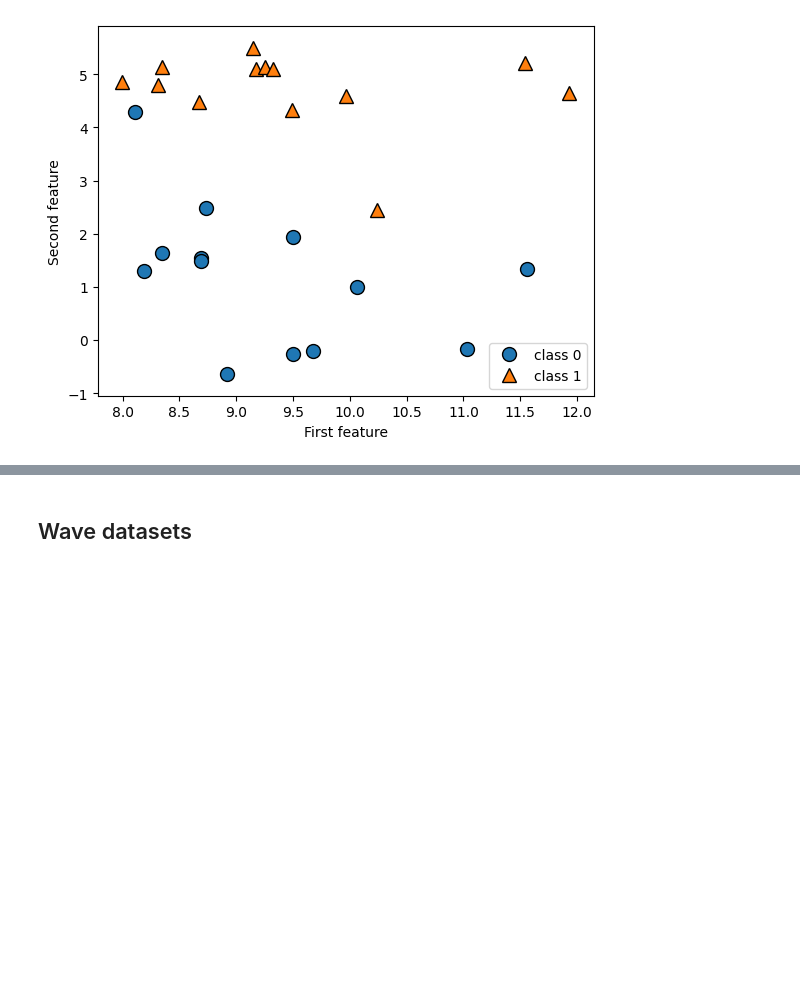
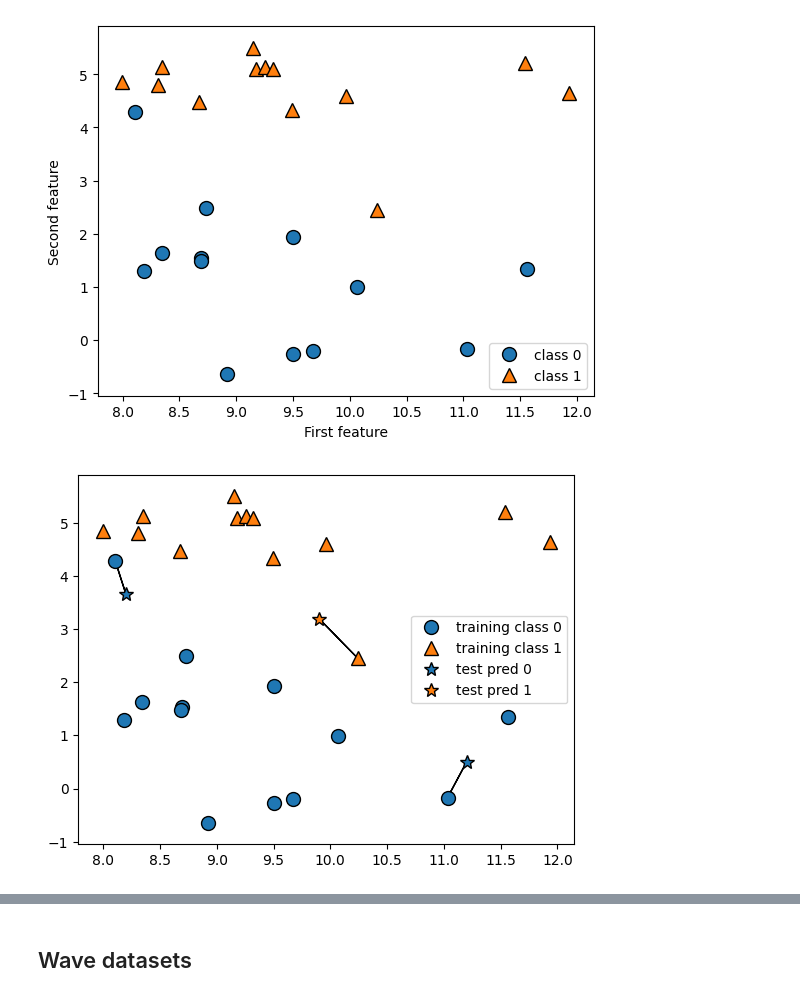
Before and after one commit to it-AVNG/ML_AI_study, a Jupyter notebook: intro2ML/chapter2/forge_data_set.ipynb, the cells around one changed output, grey strips where cells are left out. Drawn from its saved outputs; the diff is of its cells as text; code cells hidden in the pictures; blank space fills up the shorter version.

```diff
--- a/intro2ML/chapter2/forge_data_set.ipynb
+++ b/intro2ML/chapter2/forge_data_set.ipynb
@@ -20,3 +20,7 @@ plt.ylabel("Second feature")
 # %% [output]
 Text(0, 0.5, 'Second feature')
 [figure]
+# %%
+mglearn.plots.plot_knn_classification(n_neighbors=1)
+# %% [output]
+[figure, added]
```
Also changed, not shown: parts of 8 cells of this notebook.
